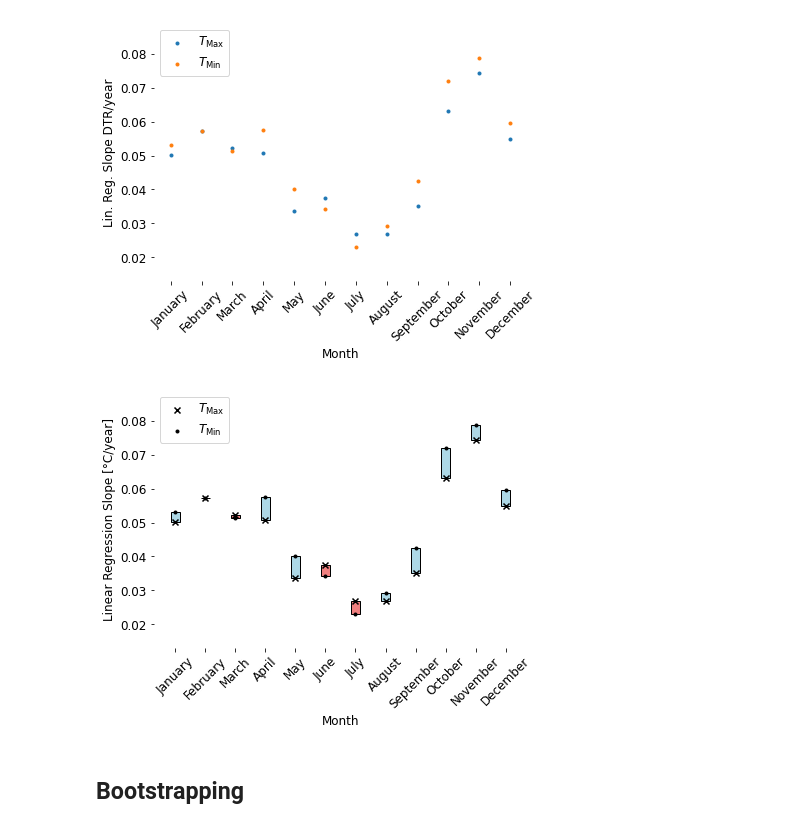
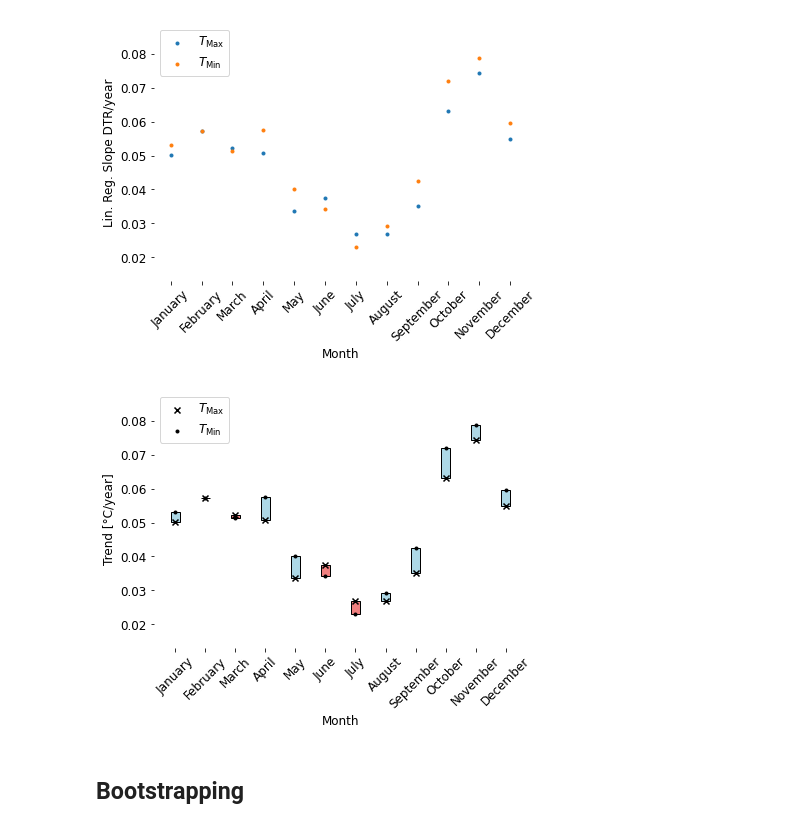
Before and after one commit to LeoausderDose/Praktikum_AWI, a Jupyter notebook: Bilder/Monthly Trends/DNT_Bootstraping_plots.ipynb, the cells around one changed output. Saved outputs shown, nothing was run; the diff lists cells and outputs as text; code cells hidden in the pictures.

```diff
--- a/Bilder/Monthly Trends/DNT_Bootstraping_plots.ipynb
+++ b/Bilder/Monthly Trends/DNT_Bootstraping_plots.ipynb
@@ -1036,36 +1036,37 @@ for i in range(len(slopes_TMax)):
         facecolor = 'lightcoral'
 
     ax1.add_patch(plt.Rectangle((x[i] - box_width / 2, slopes_TMin[i]), box_width, slopes_TMax[i] - slopes_TMin[i], fill=True, edgecolor='black', facecolor=facecolor))
 
 
 # Create x-values for the bars
 x = np.arange(len(slopes_TMax))
 
 
 # Plot the slopes as bars on the primary y-axis
 ax1.scatter(x, slopes_TMax, marker='x',color = 'black', label='$T_{\mathrm{Max}}$')
 ax1.scatter(x, slopes_TMin, marker='.',color = 'black', label='$T_{\mathrm{Min}}$')
 
 
 ax1.set_xlabel('Month')
-ax1.set_ylabel('Linear Regression Slope [°C/year]')
+# ax1.set_ylabel('Linear Regression Slope [°C/year]')
+ax1.set_ylabel('Trend [°C/year]')
 ax1.set_ylim(min(slopes) - 0.01, max(slopes) + 0.01)
 
 # Rotate the x-axis tick labels
 ax1.set_xticks(x)
 ax1.set_xticklabels([month_label[i] for i in range(len(slopes))], rotation=45)  # Rotate the labels here
 ax1.legend(loc='upper left')
 
 ax1.spines['top'].set_visible(False)
 ax1.spines['right'].set_visible(False)
 ax1.spines['bottom'].set_visible(False)
 ax1.spines['left'].set_visible(False)
 
-plt.savefig('Monthly_Trends19722022.pdf')
+#plt.savefig('Monthly_Trends19722022.pdf')
 # Show the plot
 plt.show()
 # %% [output]
-[figure, old version]
+[figure, new version]
 # %% [markdown]
 ## Bootstrapping
 # %%
```
Also changed, not shown: parts of 11 cells of this notebook, 3 other files.
